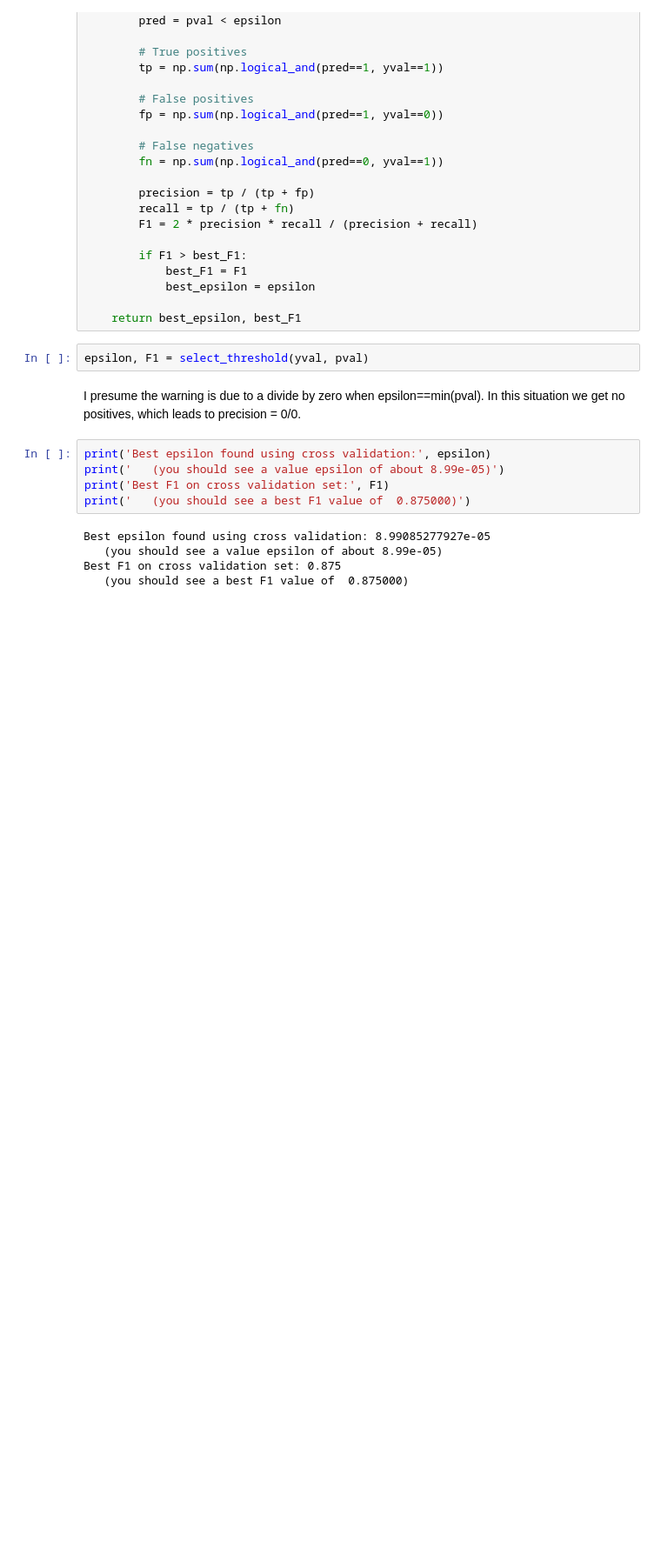
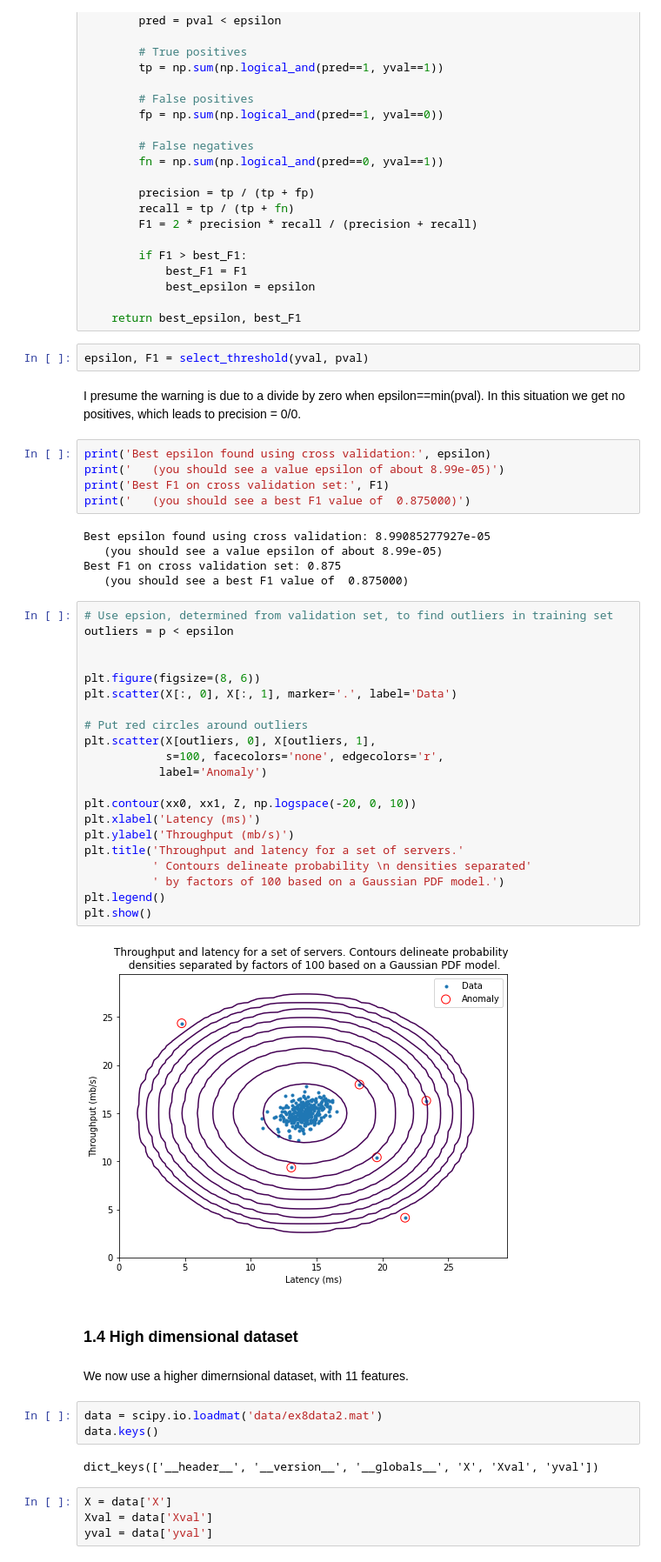
Before and after one commit to ZER-0-NE/Ng_ML, a Jupyter notebook: ex8/8_1_Anomaly_detection.ipynb, the cells around one changed output. Shown at 87% size. Cells and saved outputs as stored; diff of their text form; blank space fills up the shorter version.

```diff
--- a/ex8/8_1_Anomaly_detection.ipynb
+++ b/ex8/8_1_Anomaly_detection.ipynb
@@ -137,3 +141,39 @@ Best epsilon found using cross validation: 8.99085277927e-05
    (you should see a value epsilon of about 8.99e-05)
 Best F1 on cross validation set: 0.875
    (you should see a best F1 value of  0.875000)
+# %%
+# Use epsion, determined from validation set, to find outliers in training set
+outliers = p < epsilon
+
+
+plt.figure(figsize=(8, 6))
+plt.scatter(X[:, 0], X[:, 1], marker='.', label='Data')
+
+# Put red circles around outliers
+plt.scatter(X[outliers, 0], X[outliers, 1],
+            s=100, facecolors='none', edgecolors='r',
+           label='Anomaly')
+
+plt.contour(xx0, xx1, Z, np.logspace(-20, 0, 10))
+plt.xlabel('Latency (ms)')
+plt.ylabel('Throughput (mb/s)')
+plt.title('Throughput and latency for a set of servers.'
+          ' Contours delineate probability \n densities separated'
+          ' by factors of 100 based on a Gaussian PDF model.')
+plt.legend()
+plt.show()
+# %% [output]
+[figure, added]
+# %% [markdown]
+### 1.4 High dimensional dataset
+# %% [markdown]
+We now use a higher dimernsional dataset, with 11 features.
+# %%
+data = scipy.io.loadmat('data/ex8data2.mat')
+data.keys()
+# %% [output]
+dict_keys(['__header__', '__version__', '__globals__', 'X', 'Xval', 'yval'])
+# %%
+X = data['X']
+Xval = data['Xval']
+yval = data['yval']
```
Also changed, not shown: parts of 6 cells of this notebook, 1 other file.
